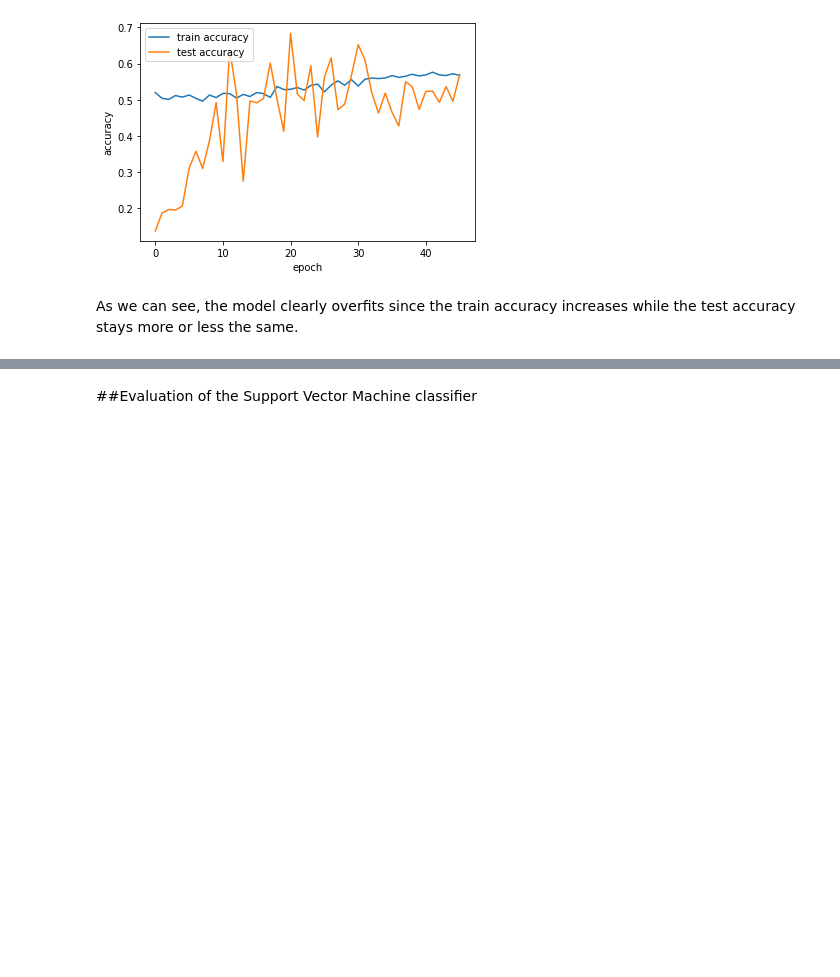
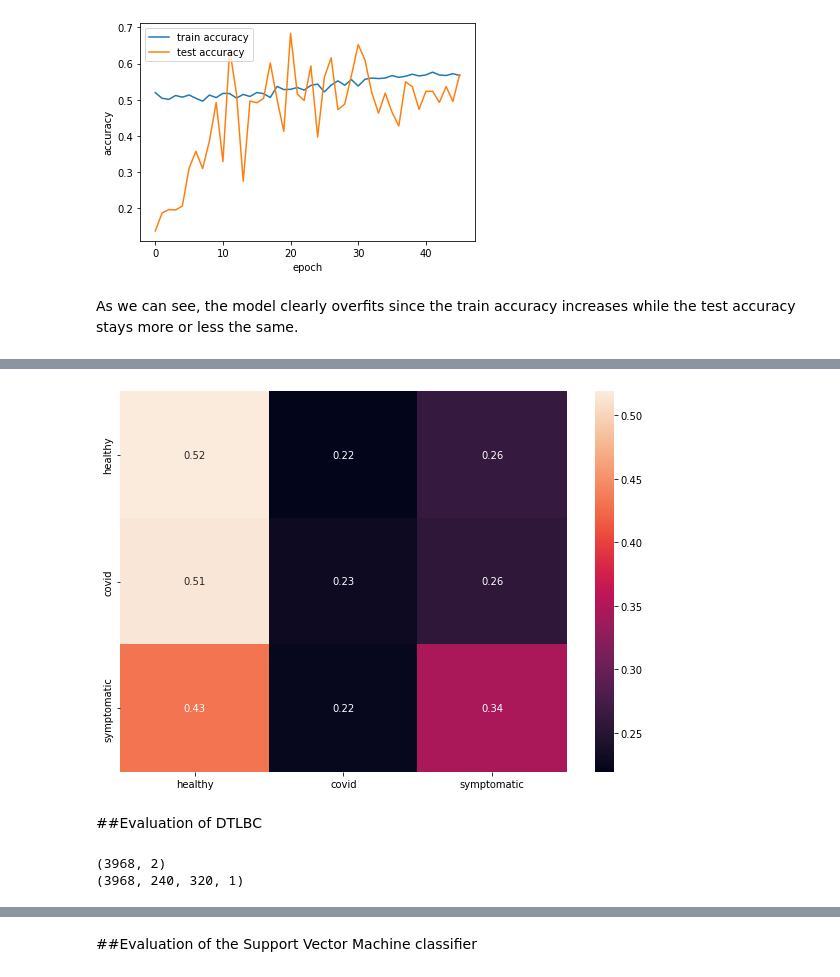
Before and after one commit to codingfabi/COUGHVID, a Jupyter notebook: Evaluation.ipynb, the cells around one changed output, grey strips where cells are left out. Cells and saved outputs as stored; diff of their text form; code cells hidden in the pictures; blank space fills up the shorter version.

```diff
--- a/Evaluation.ipynb
+++ b/Evaluation.ipynb
@@ -811,0 +903,17 @@ As we can see, the model clearly overfits since the train accuracy increases whi
+# %%
+# split data for train and test validation
+X_train, X_test, y_train, y_test = train_test_split(data_new, labels_new, test_size=0.2, random_state=0)
+# %%
+lr_schedule = tf.keras.optimizers.schedules.ExponentialDecay(
+    initial_learning_rate=0.00001,
+    decay_steps=10000,
+    decay_rate=0.9)
+
+cb = tf.keras.callbacks.EarlyStopping(monitor='val_loss', min_delta=0.01, patience=25, verbose=1,
+    mode='auto', baseline=None, restore_best_weights=True)
+
+dtlmc = DTLMC()
+opt = tf.keras.optimizers.Adam(learning_rate=lr_schedule)
+dtlmc.compile(optimizer=opt,loss='categorical_crossentropy',metrics=['acc'])
+# %%
+history = dtlmc.fit(X_train,y_train, epochs=250, validation_data=(X_test,y_test), callbacks=[cb])
@@ -811,0 +938,8 @@ As we can see, the model clearly overfits since the train accuracy increases whi
+# %%
+predictions = []
+for x in X_test:
+  predArray = [0,0,0]
+  x = np.expand_dims(x, axis=0)
+  prediction = dtlmc.predict(x)
+  predArray[np.argmax(prediction[0])] = 1
+  predictions.append(predArray)
@@ -811,0 +955,26 @@ As we can see, the model clearly overfits since the train accuracy increases whi
+# %%
+matrix = confusion_matrix(np.argmax(y_test, axis=1), np.argmax(predictions, axis=1), normalize="true")
+labellist = ['healthy','covid', 'symptomatic']
+plotConfusionMatrix(labellist, matrix)
+# %% [output]
+[figure, added]
+# %% [markdown]
+##Evaluation of DTLBC
+# %%
+data_new = dataSegmented[covid_indizes]
+data_new = np.append(data_new,dataSegmented[symptom_indizes[0][:int((len(covid_indizes[0])/2))]], axis=0)
+data_new = np.append(data_new,dataSegmented[healthy_indizes[0][:int((len(covid_indizes[0])/2))]], axis=0)
+
+data_new = np.expand_dims(data_new, axis=3)
+
+labels_new = labels[covid_indizes]
+labels_new = np.append(labels_new,labels[symptom_indizes[0][:int((len(covid_indizes[0])/2))]])
+labels_new = np.append(labels_new,labels[healthy_indizes[0][:int((len(covid_indizes[0])/2))]])
+
+labels_new = oneHotEncodingForBC(labels_new)
+
+print(labels_new.shape)
+print(data_new.shape)
+# %% [output]
+(3968, 2)
+(3968, 240, 320, 1)
```
Also changed, not shown: parts of 46 cells of this notebook.
